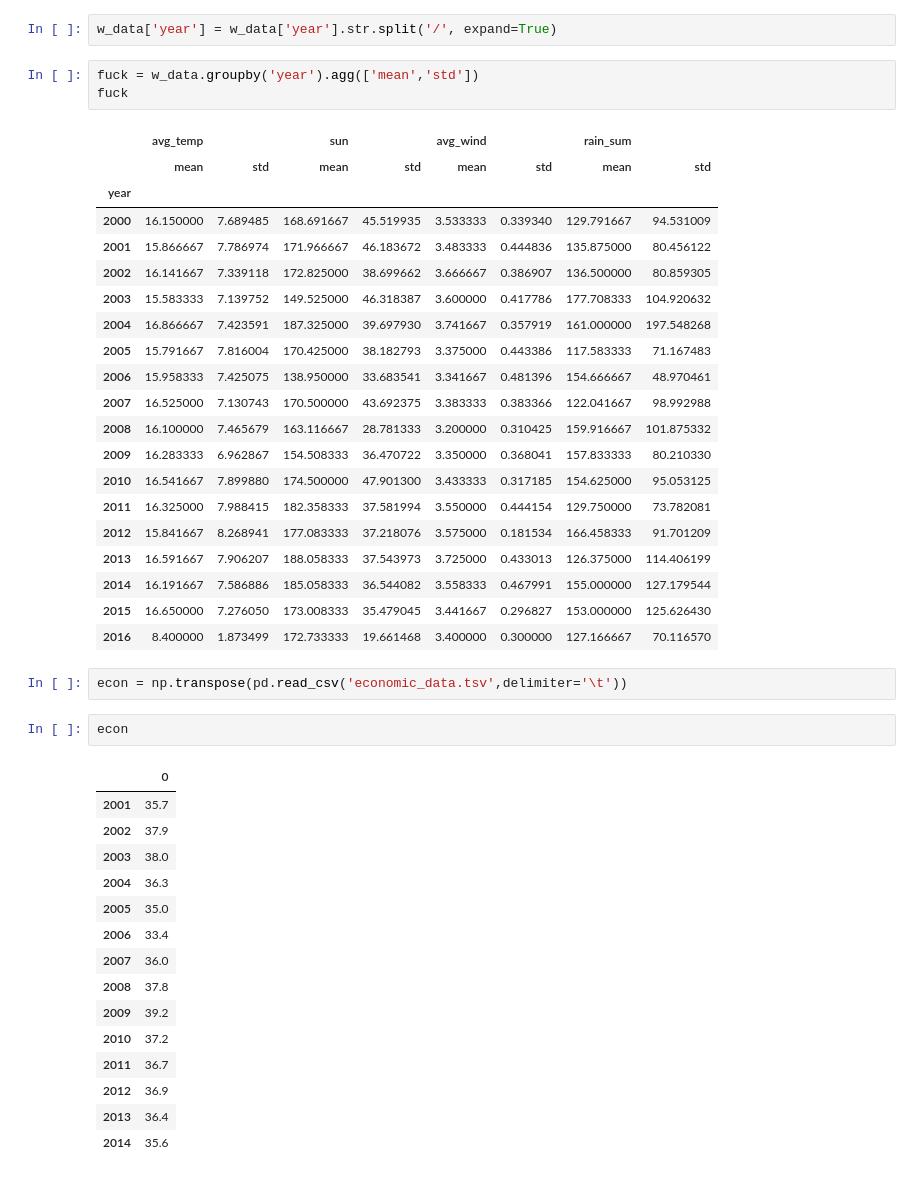
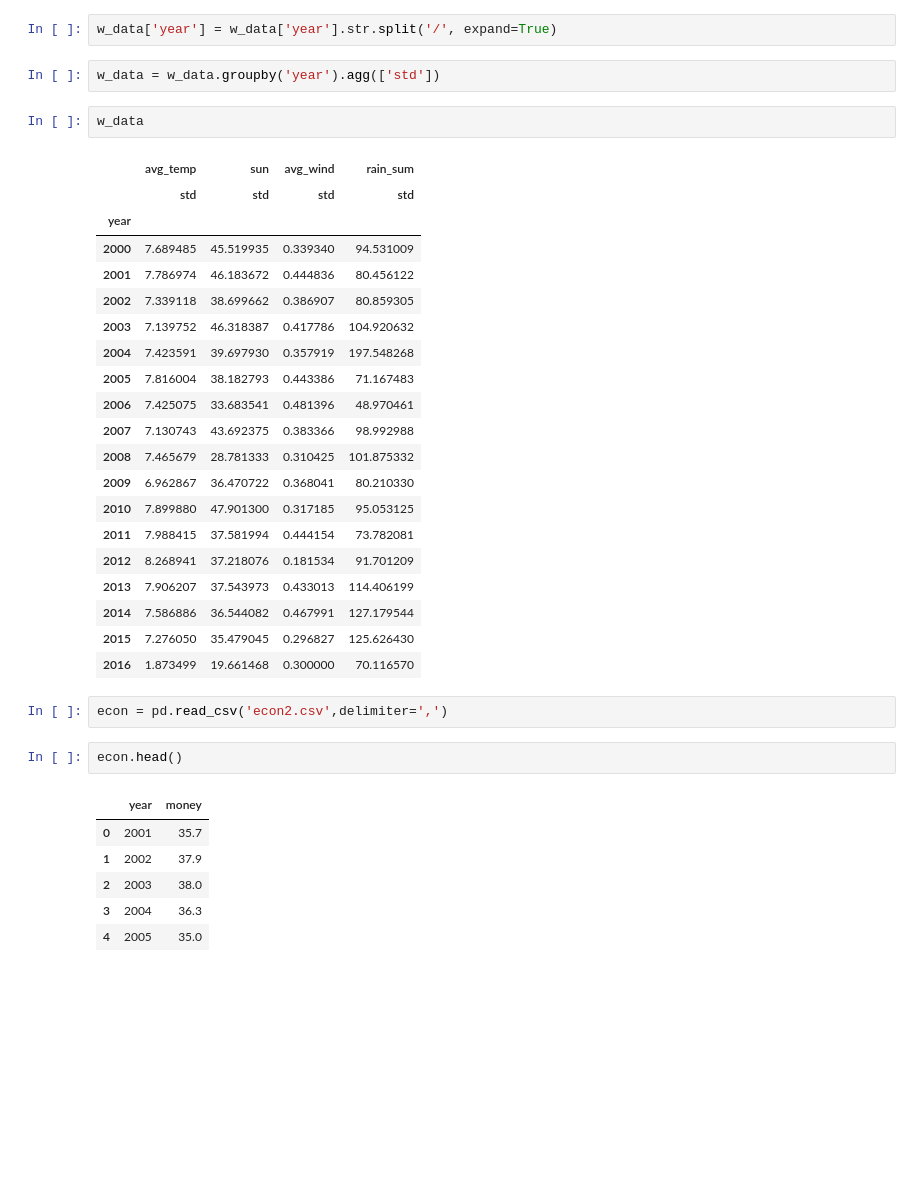
Before and after one commit to taishiroyamada/graduation_thesis_dayo, a Jupyter notebook: sotsuron_data2.ipynb, the cells around one changed output. Cells and saved outputs as stored; diff of their text form; blank space fills up the shorter version.

```diff
--- a/sotsuron_data2.ipynb
+++ b/sotsuron_data2.ipynb
@@ -95,46 +95,38 @@ w_data = w_data.drop(['avg_cloud_quantity'],axis=1)
 # %%
 w_data['year'] = w_data['year'].str.split('/', expand=True)
 # %%
-fuck = w_data.groupby('year').agg(['mean','std'])
-fuck
+w_data = w_data.groupby('year').agg(['std'])
-# %% [output]
-|  | avg_temp |  | sun |  | avg_wind |  | rain_sum |  |
-|  | mean | std | mean | std | mean | std | mean | std |
-| year |  |  |  |  |  |  |  |  |
-| 2000 | 16.150000 | 7.689485 | 168.691667 | 45.519935 | 3.533333 | 0.339340 | 129.791667 | 94.531009 |
-| 2001 | 15.866667 | 7.786974 | 171.966667 | 46.183672 | 3.483333 | 0.444836 | 135.875000 | 80.456122 |
-| 2002 | 16.141667 | 7.339118 | 172.825000 | 38.699662 | 3.666667 | 0.386907 | 136.500000 | 80.859305 |
-| 2003 | 15.583333 | 7.139752 | 149.525000 | 46.318387 | 3.600000 | 0.417786 | 177.708333 | 104.920632 |
-| 2004 | 16.866667 | 7.423591 | 187.325000 | 39.697930 | 3.741667 | 0.357919 | 161.000000 | 197.548268 |
-| 2005 | 15.791667 | 7.816004 | 170.425000 | 38.182793 | 3.375000 | 0.443386 | 117.583333 | 71.167483 |
-| 2006 | 15.958333 | 7.425075 | 138.950000 | 33.683541 | 3.341667 | 0.481396 | 154.666667 | 48.970461 |
-| 2007 | 16.525000 | 7.130743 | 170.500000 | 43.692375 | 3.383333 | 0.383366 | 122.041667 | 98.992988 |
-| 2008 | 16.100000 | 7.465679 | 163.116667 | 28.781333 | 3.200000 | 0.310425 | 159.916667 | 101.875332 |
-| 2009 | 16.283333 | 6.962867 | 154.508333 | 36.470722 | 3.350000 | 0.368041 | 157.833333 | 80.210330 |
-| 2010 | 16.541667 | 7.899880 | 174.500000 | 47.901300 | 3.433333 | 0.317185 | 154.625000 | 95.053125 |
-| 2011 | 16.325000 | 7.988415 | 182.358333 | 37.581994 | 3.550000 | 0.444154 | 129.750000 | 73.782081 |
-| 2012 | 15.841667 | 8.268941 | 177.083333 | 37.218076 | 3.575000 | 0.181534 | 166.458333 | 91.701209 |
-| 2013 | 16.591667 | 7.906207 | 188.058333 | 37.543973 | 3.725000 | 0.433013 | 126.375000 | 114.406199 |
-| 2014 | 16.191667 | 7.586886 | 185.058333 | 36.544082 | 3.558333 | 0.467991 | 155.000000 | 127.179544 |
-| 2015 | 16.650000 | 7.276050 | 173.008333 | 35.479045 | 3.441667 | 0.296827 | 153.000000 | 125.626430 |
-| 2016 | 8.400000 | 1.873499 | 172.733333 | 19.661468 | 3.400000 | 0.300000 | 127.166667 | 70.116570 |
+# %%
+w_data
+# %% [output]
+|  | avg_temp | sun | avg_wind | rain_sum |
+|  | std | std | std | std |
+| year |  |  |  |  |
+| 2000 | 7.689485 | 45.519935 | 0.339340 | 94.531009 |
+| 2001 | 7.786974 | 46.183672 | 0.444836 | 80.456122 |
+| 2002 | 7.339118 | 38.699662 | 0.386907 | 80.859305 |
+| 2003 | 7.139752 | 46.318387 | 0.417786 | 104.920632 |
+| 2004 | 7.423591 | 39.697930 | 0.357919 | 197.548268 |
+| 2005 | 7.816004 | 38.182793 | 0.443386 | 71.167483 |
+| 2006 | 7.425075 | 33.683541 | 0.481396 | 48.970461 |
+| 2007 | 7.130743 | 43.692375 | 0.383366 | 98.992988 |
+| 2008 | 7.465679 | 28.781333 | 0.310425 | 101.875332 |
+| 2009 | 6.962867 | 36.470722 | 0.368041 | 80.210330 |
+| 2010 | 7.899880 | 47.901300 | 0.317185 | 95.053125 |
+| 2011 | 7.988415 | 37.581994 | 0.444154 | 73.782081 |
+| 2012 | 8.268941 | 37.218076 | 0.181534 | 91.701209 |
+| 2013 | 7.906207 | 37.543973 | 0.433013 | 114.406199 |
+| 2014 | 7.586886 | 36.544082 | 0.467991 | 127.179544 |
+| 2015 | 7.276050 | 35.479045 | 0.296827 | 125.626430 |
+| 2016 | 1.873499 | 19.661468 | 0.300000 | 70.116570 |
 # %%
-econ = np.transpose(pd.read_csv('economic_data.tsv',delimiter='\t'))
+econ = pd.read_csv('econ2.csv',delimiter=',')
 # %%
-econ
+econ.head()
 # %% [output]
-|  | 0 |
-| 2001 | 35.7 |
-| 2002 | 37.9 |
-| 2003 | 38.0 |
-| 2004 | 36.3 |
-| 2005 | 35.0 |
-| 2006 | 33.4 |
-| 2007 | 36.0 |
-| 2008 | 37.8 |
-| 2009 | 39.2 |
-| 2010 | 37.2 |
-| 2011 | 36.7 |
-| 2012 | 36.9 |
-| 2013 | 36.4 |
-| 2014 | 35.6 |
+|  | year | money |
+| 0 | 2001 | 35.7 |
+| 1 | 2002 | 37.9 |
+| 2 | 2003 | 38.0 |
+| 3 | 2004 | 36.3 |
+| 4 | 2005 | 35.0 |
```
Also changed, not shown: parts of 1 cell of this notebook, 4 other files.
